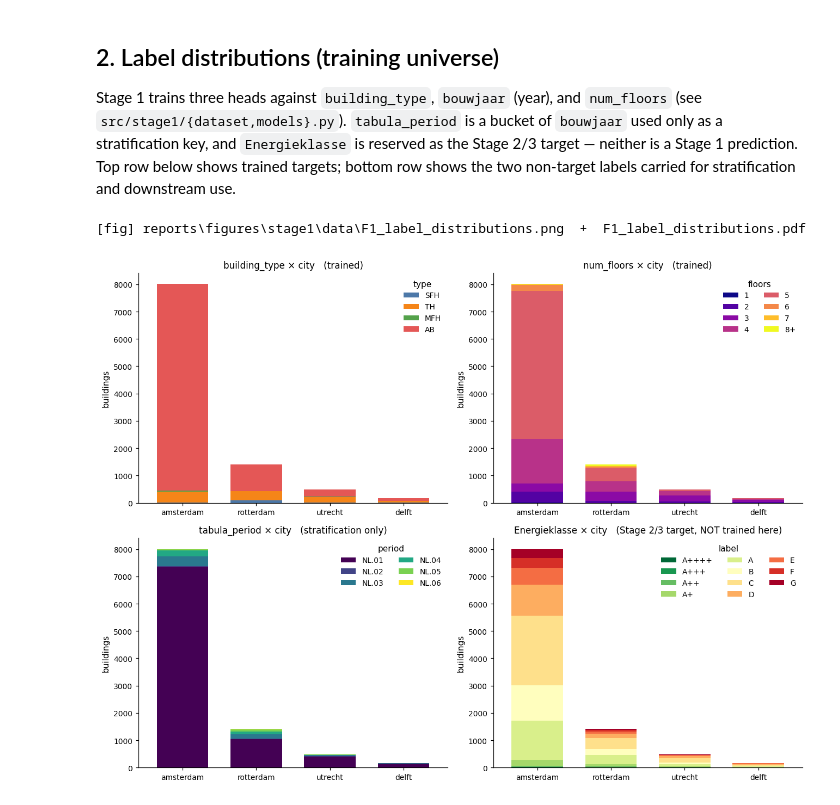
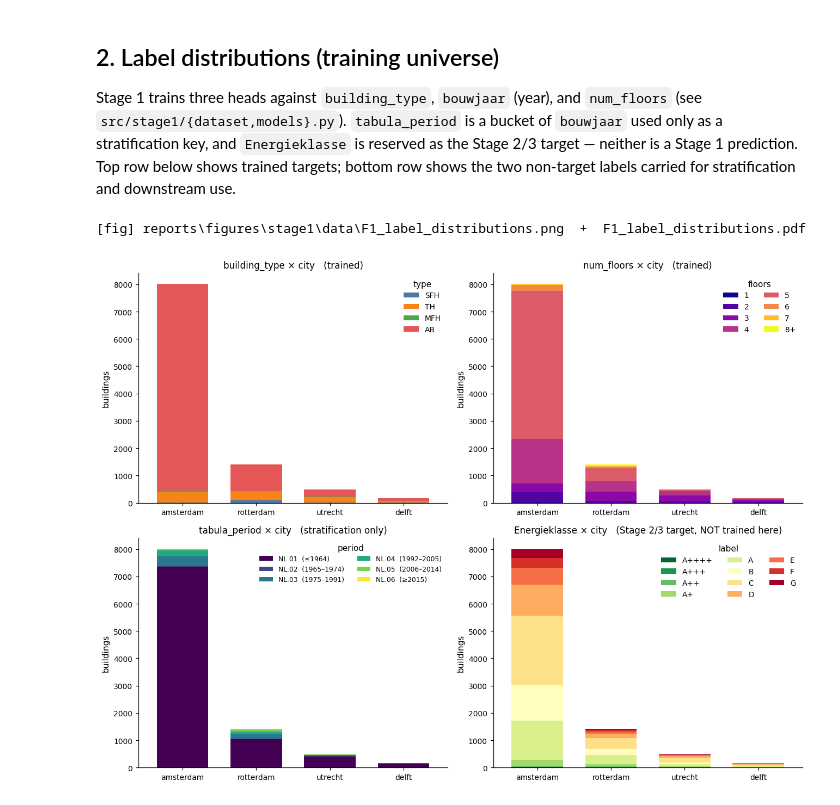
Before and after one commit to Peilingll/semi-synthetic-building-energy, a Jupyter notebook: notebooks/04_stage1_data.ipynb, the cells around one changed output. Drawn from its saved outputs; the diff is of its cells as text; code cells hidden in the pictures.

Commit message:
add NL period on lable distribution

```diff
--- a/notebooks/04_stage1_data.ipynb
+++ b/notebooks/04_stage1_data.ipynb
@@ -126,36 +126,42 @@ axes[0, 1].tick_params(axis='x', rotation=0)
 axes[0, 1].legend(title='floors', loc='upper right', frameon=False, ncol=2)
 
 # (1,0) tabula_period × city  — derived from bouwjaar, stratification only
+PERIOD_RANGES = {
+    'NL.01': '≤1964', 'NL.02': '1965–1974', 'NL.03': '1975–1991',
+    'NL.04': '1992–2005', 'NL.05': '2006–2014', 'NL.06': '≥2015',
+}
+PERIOD_LEGEND = [f'{p}  ({PERIOD_RANGES[p]})' for p in PERIOD_LABELS]
 period_city = (
     uni_gt.groupby(['city', 'tabula_period']).size()
     .unstack(fill_value=0)
     .reindex(index=CITY_LABELS)
     .reindex(columns=PERIOD_LABELS, fill_value=0)
 )
+period_city.columns = PERIOD_LEGEND
 period_city.plot(kind='bar', stacked=True, ax=axes[1, 0],
                  colormap='viridis', width=0.7)
 axes[1, 0].set_title('tabula_period × city   (stratification only)')
 axes[1, 0].set_xlabel(''); axes[1, 0].set_ylabel('buildings')
 axes[1, 0].tick_params(axis='x', rotation=0)
-axes[1, 0].legend(title='period', loc='upper right', frameon=False, ncol=2)
+axes[1, 0].legend(title='period', loc='upper right', frameon=False, ncol=2, fontsize=8)
 
 # (1,1) Energieklasse × city  — Stage 2/3 target, NOT trained at Stage 1
 energy_city = (
     uni_gt.groupby(['city', 'Energieklasse']).size()
     .unstack(fill_value=0)
     .reindex(index=CITY_LABELS)
     .reindex(columns=ENERGY_LABELS, fill_value=0)
 )
 energy_city.plot(kind='bar', stacked=True, ax=axes[1, 1],
                  colormap='RdYlGn_r', width=0.7)
 axes[1, 1].set_title('Energieklasse × city   (Stage 2/3 target, NOT trained here)')
 axes[1, 1].set_xlabel(''); axes[1, 1].set_ylabel('buildings')
 axes[1, 1].tick_params(axis='x', rotation=0)
 axes[1, 1].legend(title='label', loc='upper right', frameon=False, ncol=3)
 
 fig.tight_layout()
 save_fig(fig, 'F1_label_distributions', 'data')
 plt.show()
 # %% [output]
 [fig] reports\figures\stage1\data\F1_label_distributions.png  +  F1_label_distributions.pdf
-[figure, old version]
+[figure, new version]
```
Also changed, not shown: 3 other files.
